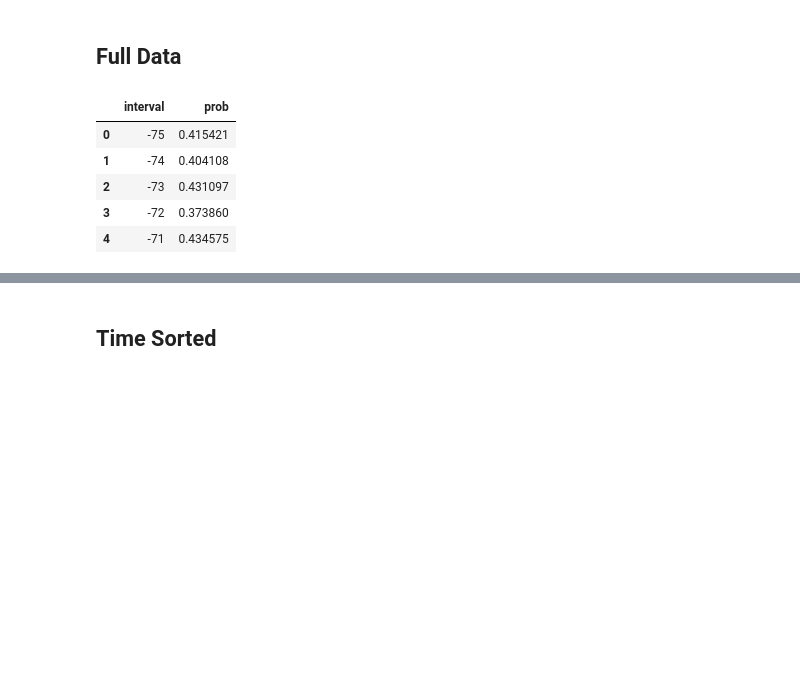
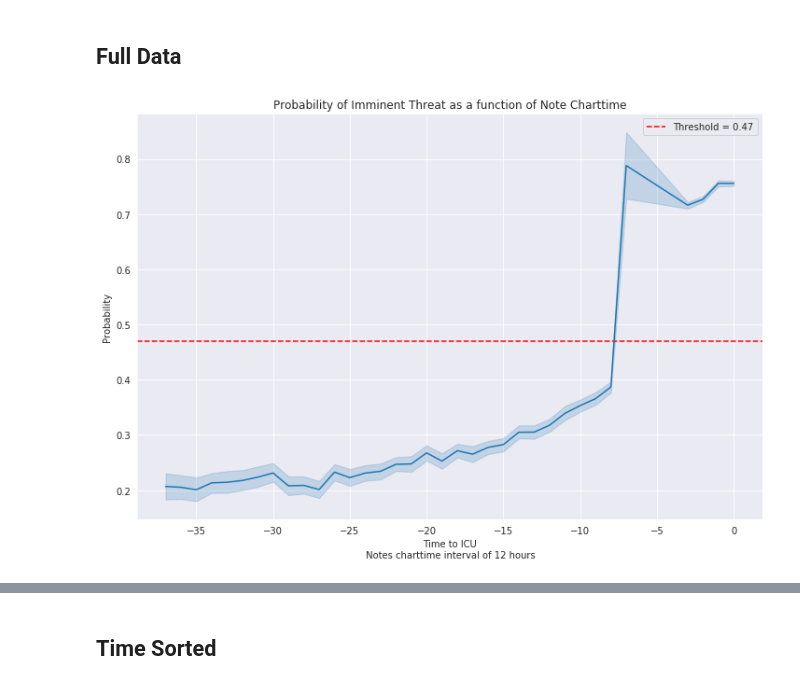
Before and after one commit to sudarshan85/imminent-adm-mimic, a Jupyter notebook: lr/lr_classifier.ipynb, the cells around one changed output, grey strips where cells are left out. Cells and saved outputs as stored; diff of their text form; code cells hidden in the pictures; blank space fills up the shorter version.

Commit message:
Plot prob

```diff
--- a/lr/lr_classifier.ipynb
+++ b/lr/lr_classifier.ipynb
@@ -11,6 +11,7 @@ sys.path.append('../')
 
 import matplotlib.pyplot as plt
 import seaborn as sns
+sns.set_style("darkgrid")
 %matplotlib inline
 
 import numpy as np
@@ -178,23 +179,32 @@ y = df['class_label'].to_numpy()
 clf = LogisticRegression(dual=True, class_weight='balanced', solver='liblinear', C=1.5)
 clf.fit(x, y)
 df['prob'] = clf.predict_proba(x)[:, 1]
+# %%
+def plot_prob(ax, df, threshold, cutoff=20, interval=12, is_agg=False, is_log=False):
+  plot_data = plot_data = df.loc[(df['relative_charttime']) > pd.to_timedelta(-cutoff, unit='d')][['relative_charttime', 'prob']].copy()
+  plot_data['interval'] = (plot_data['relative_charttime'].apply(lambda curr_time: int((curr_time - df['relative_charttime'].max())/pd.to_timedelta(interval, unit='h'))))
+
+  if is_agg:
+    plot_data = plot_data[['interval', 'prob']].groupby(['interval']).agg(lambda x: np.average(x, weights=plot_data.loc[x.index, 'prob']))
+
+  plot_data.reset_index(inplace=True)
+  if is_log:
+    plot_data['interval'] = -np.log1p(-plot_data['interval'])
+
+#   plot_data.reindex()
+  ax.axhline(y=args.bc_threshold, label=f'Threshold = {args.bc_threshold}', linestyle='--', color='r')
+  sns.lineplot(x='interval', y='prob', data=plot_data, ax=ax)
+  ax.set_xlabel(f'Time to ICU\n Notes charttime interval of {interval} hours')
+  ax.set_ylabel('Probability')
+  ax.set_title("Probability of Imminent Threat as a function of Note Charttime")
+# %%
+fig, ax = plt.subplots(figsize=(12, 8))
+plot_prob(ax, df, args.bc_threshold, cutoff=20, interval=12)
+# %% [output]
+[figure, added]
 # %%
-plot_data = df.loc[(df['relative_charttime']) > pd.to_timedelta(-20, unit='d')].copy()
+plot_data = df.loc[(df['relative_charttime']) > pd.to_timedelta(-20, unit='d')][['relative_charttime', 'prob']].copy()
 
-interval = 6
-plot_data['interval'] = plot_data['relative_charttime'].apply(lambda curr_time:\
-            int((curr_time - df['relative_charttime'].max())/pd.to_timedelta(interval, unit='h')))
-
-plot_data = plot_data[['interval', 'prob']].groupby(['interval']).\
-          agg(lambda x: np.average(x, weights=plot_data.loc[x.index, 'prob']))
-# plot_data['interval'] = -np.log1p(-plot_data['interval'])
-plot_data.reindex()
-plot_data.reset_index(inplace=True)
-plot_data.head()
+interval = 4
+plot_data['interval'] = (plot_data['relative_charttime'].apply(lambda curr_time:\
+            int((curr_time - df['relative_charttime'].max())/pd.to_timedelta(interval, unit='h'))))
-# %% [output]
-|  | interval | prob |
-| 0 | -75 | 0.415421 |
-| 1 | -74 | 0.404108 |
-| 2 | -73 | 0.431097 |
-| 3 | -72 | 0.373860 |
-| 4 | -71 | 0.434575 |
```
Also changed, not shown: parts of 5 cells of this notebook.
